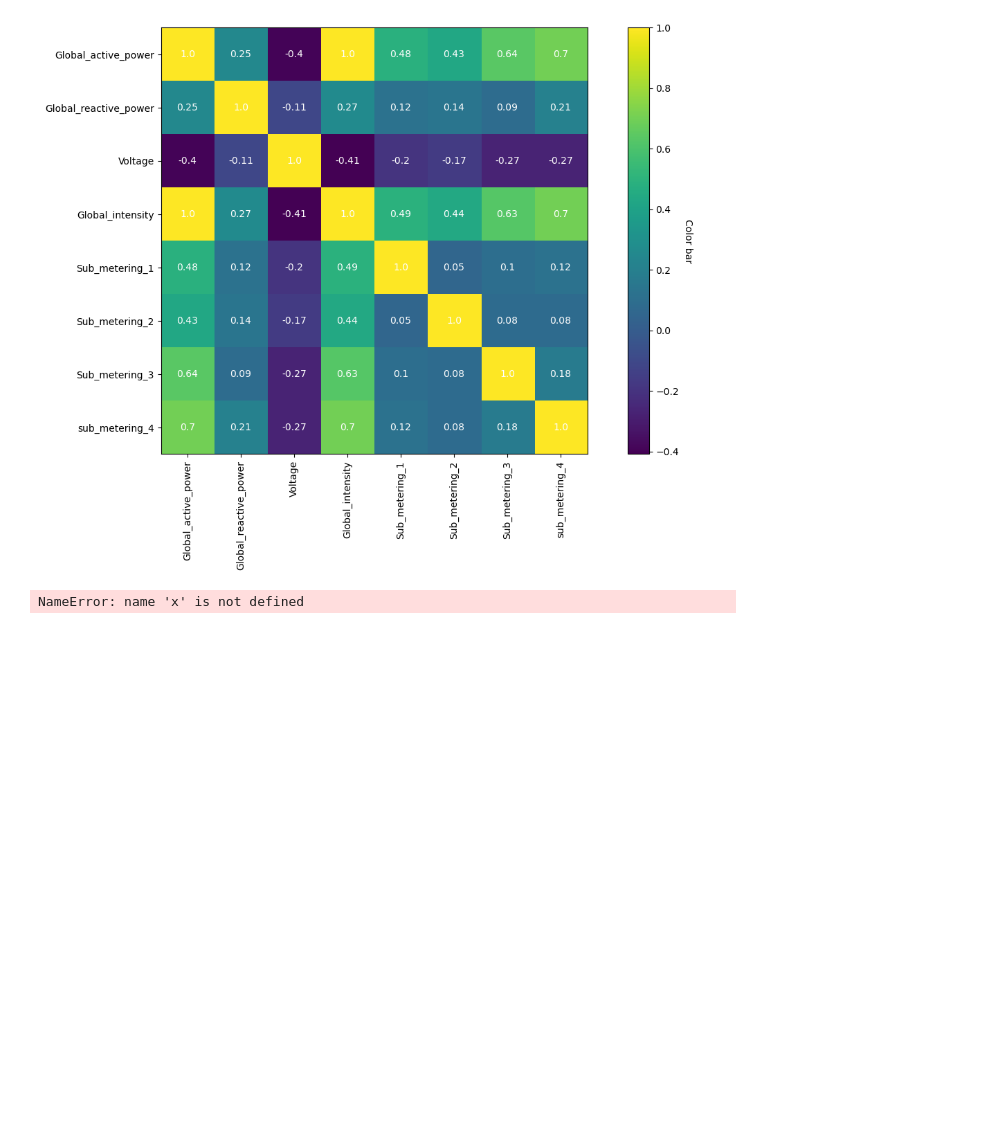
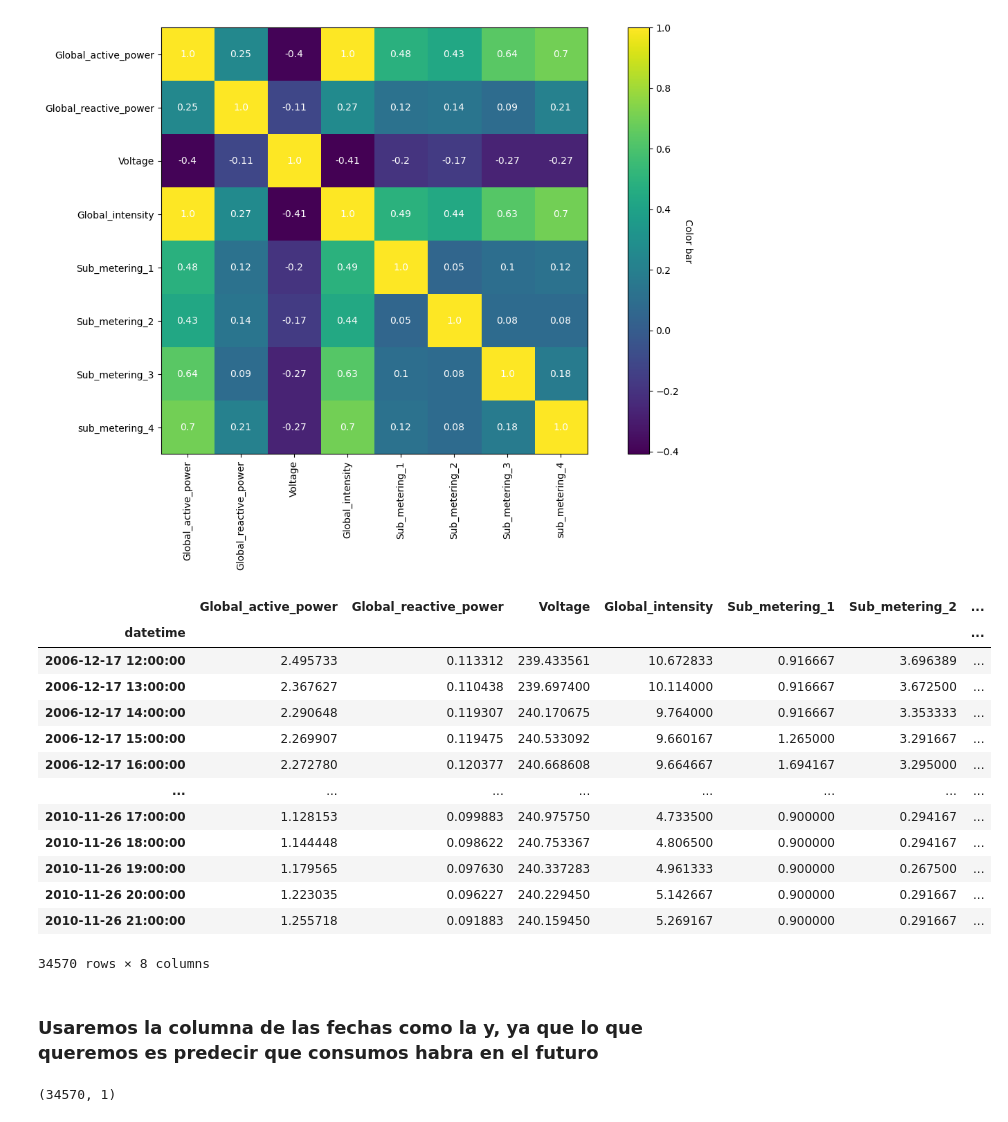
Before and after one commit to OscarToorres/BigData-IA, a Jupyter notebook: IA/SAA/redes_neuronales/recurrentes/recurrentes_consumo_electrico.ipynb, the cells around one changed output. Drawn from its saved outputs; the diff is of its cells as text; code cells hidden in the pictures; blank space fills up the shorter version.

```diff
--- a/IA/SAA/redes_neuronales/recurrentes/recurrentes_consumo_electrico.ipynb
+++ b/IA/SAA/redes_neuronales/recurrentes/recurrentes_consumo_electrico.ipynb
@@ -106,0 +107,19 @@ Text(0, 0.5, 'Color bar')
+# %%
+df_horas2
+# %% [output]
+|  | Global_active_power | Global_reactive_power | Voltage | Global_intensity | Sub_metering_1 | Sub_metering_2 | ... |
+| datetime |  |  |  |  |  |  | ... |
+| 2006-12-17 12:00:00 | 2.495733 | 0.113312 | 239.433561 | 10.672833 | 0.916667 | 3.696389 | ... |
+| 2006-12-17 13:00:00 | 2.367627 | 0.110438 | 239.697400 | 10.114000 | 0.916667 | 3.672500 | ... |
+| 2006-12-17 14:00:00 | 2.290648 | 0.119307 | 240.170675 | 9.764000 | 0.916667 | 3.353333 | ... |
+| 2006-12-17 15:00:00 | 2.269907 | 0.119475 | 240.533092 | 9.660167 | 1.265000 | 3.291667 | ... |
+| 2006-12-17 16:00:00 | 2.272780 | 0.120377 | 240.668608 | 9.664667 | 1.694167 | 3.295000 | ... |
+| ... | ... | ... | ... | ... | ... | ... | ... |
+| 2010-11-26 17:00:00 | 1.128153 | 0.099883 | 240.975750 | 4.733500 | 0.900000 | 0.294167 | ... |
+| 2010-11-26 18:00:00 | 1.144448 | 0.098622 | 240.753367 | 4.806500 | 0.900000 | 0.294167 | ... |
+| 2010-11-26 19:00:00 | 1.179565 | 0.097630 | 240.337283 | 4.961333 | 0.900000 | 0.267500 | ... |
+| 2010-11-26 20:00:00 | 1.223035 | 0.096227 | 240.229450 | 5.142667 | 0.900000 | 0.291667 | ... |
+| 2010-11-26 21:00:00 | 1.255718 | 0.091883 | 240.159450 | 5.269167 | 0.900000 | 0.291667 | ... |
+34570 rows × 8 columns
+# %% [markdown]
+### Usaremos la columna de las fechas como la y, ya que lo que queremos es predecir que consumos habra en el futuro
@@ -107,6 +131,11 @@ Text(0, 0.5, 'Color bar')
+# %%
+df.shape
+# %% [output]
+(34570, 1)
 # %%
 from sklearn.model_selection import train_test_split
 
-x_train, x_test, y_train, y_test = train_test_split(x, y, test_size=0.2, random_state=4)
+y = df[1:]
+X = df[:-1]
+
+X_train, X_test, y_train, y_test = train_test_split(X, y, test_size=0.2, random_state=4)
-# %% [output]
-NameError: name 'x' is not defined
```
Also changed, not shown: parts of 7 cells of this notebook.
